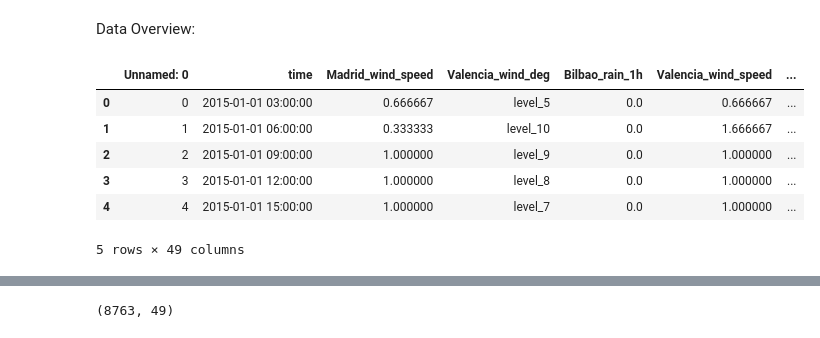
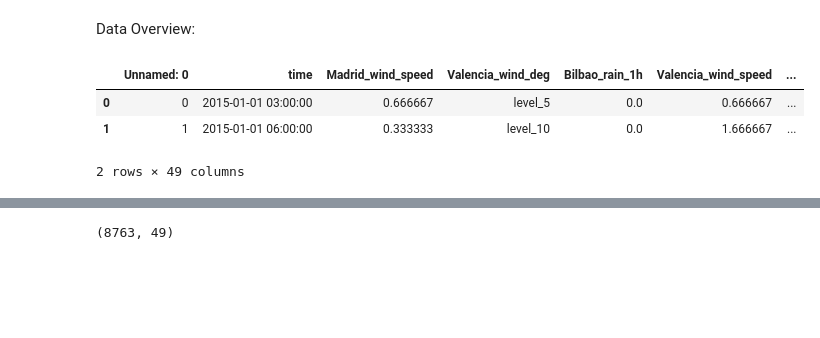
Before and after one commit to PRICILLNDOU/Team-EG3-Regression, a Jupyter notebook: starter-notebook_Christelle.ipynb, the cells around one changed output, grey strips where cells are left out. Cells and saved outputs as stored; diff of their text form; code cells hidden in the pictures; blank space fills up the shorter version.

```diff
--- a/starter-notebook_Christelle.ipynb
+++ b/starter-notebook_Christelle.ipynb
@@ -108,15 +108,12 @@ Data Overview:
 # %%
 # use the df.head() function have a look at the first 5 rows of data.
 # which columns are catagorical and which are numerical?
 # how many are there of each?
-df.head()
+df.head(2)
 # %% [output]
 |  | Unnamed: 0 | time | Madrid_wind_speed | Valencia_wind_deg | Bilbao_rain_1h | Valencia_wind_speed | ... |
 | 0 | 0 | 2015-01-01 03:00:00 | 0.666667 | level_5 | 0.0 | 0.666667 | ... |
 | 1 | 1 | 2015-01-01 06:00:00 | 0.333333 | level_10 | 0.0 | 1.666667 | ... |
-| 2 | 2 | 2015-01-01 09:00:00 | 1.000000 | level_9 | 0.0 | 1.000000 | ... |
-| 3 | 3 | 2015-01-01 12:00:00 | 1.000000 | level_8 | 0.0 | 1.000000 | ... |
-| 4 | 4 | 2015-01-01 15:00:00 | 1.000000 | level_7 | 0.0 | 1.000000 | ... |
-5 rows × 49 columns
+2 rows × 49 columns
 # %%
 # use the df.tail() function to have a look at the last 5 rows of the data.
```
Also changed, not shown: parts of 21 cells of this notebook.
